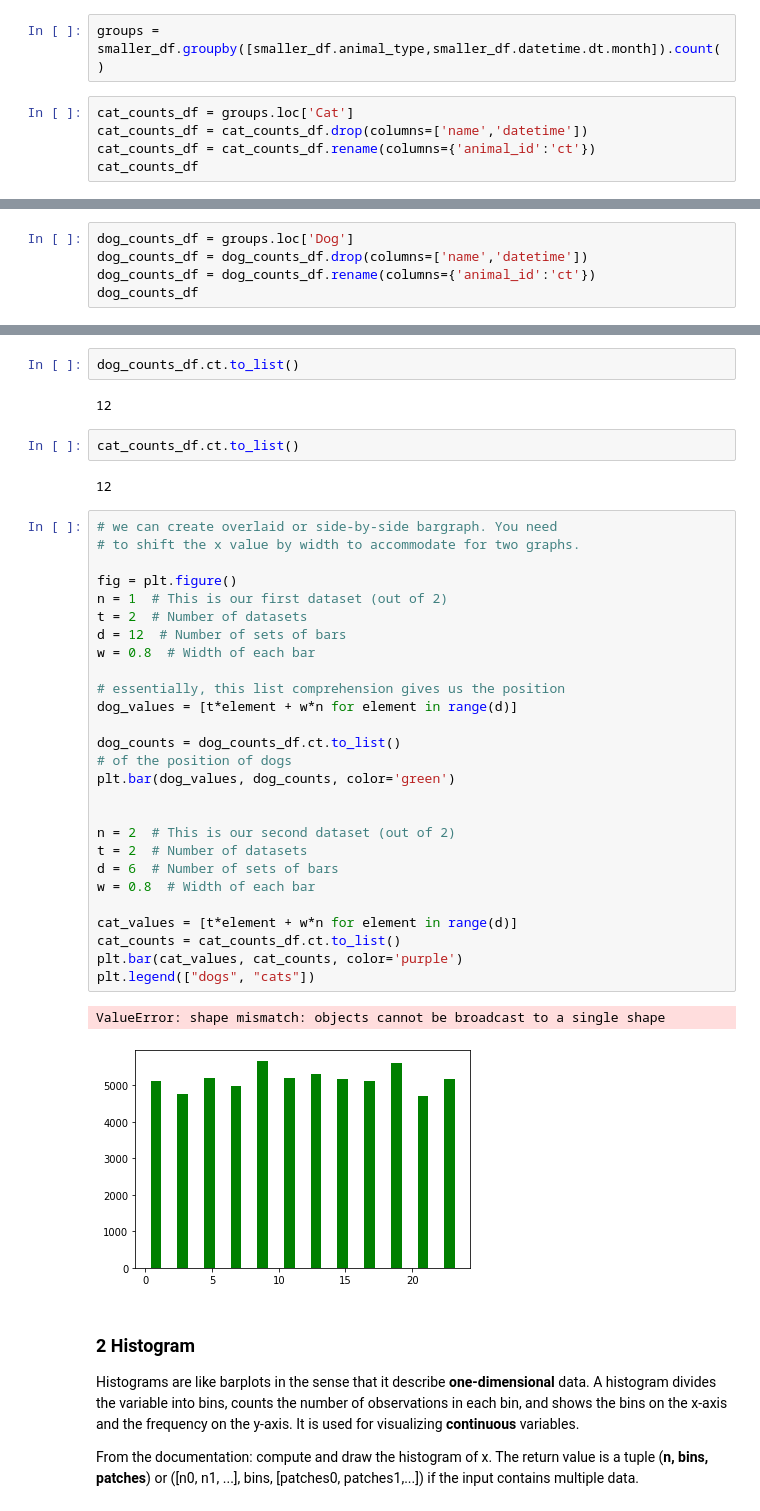
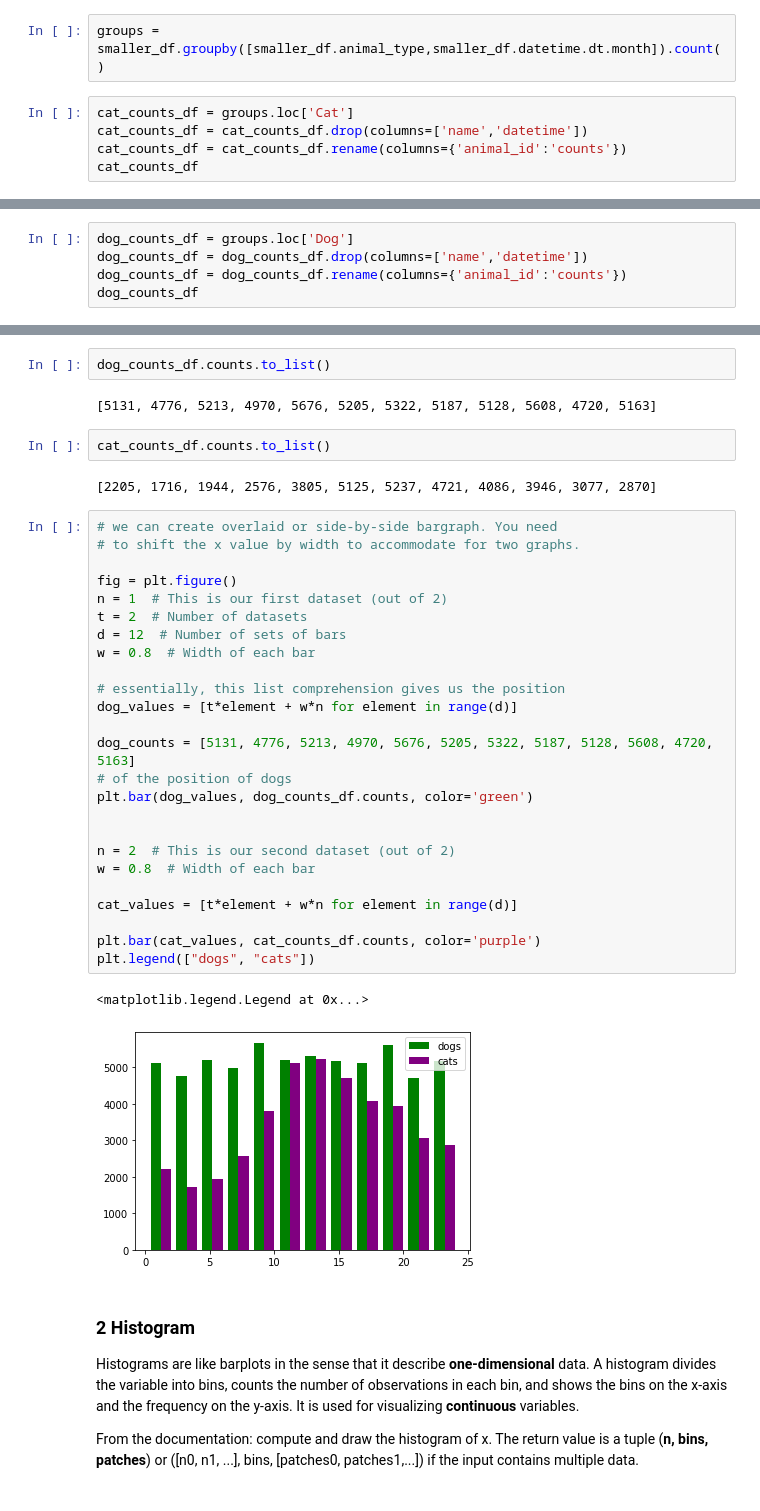
Before and after one commit to climatebrad/dc-ds-100719, a Jupyter notebook: module-1/week-2/day-3-matplotlib/matplotlib-intro-brad.ipynb, the cells around one changed output, grey strips where cells are left out. Cells and saved outputs as stored; diff of their text form.

Commit message:
got animal shelter bar chart working

```diff
--- a/module-1/week-2/day-3-matplotlib/matplotlib-intro-brad.ipynb
+++ b/module-1/week-2/day-3-matplotlib/matplotlib-intro-brad.ipynb
@@ -399,6 +399,6 @@ groups = smaller_df.groupby([smaller_df.animal_type,smaller_df.datetime.dt.month
 # %%
 cat_counts_df = groups.loc['Cat']
 cat_counts_df = cat_counts_df.drop(columns=['name','datetime'])
-cat_counts_df = cat_counts_df.rename(columns={'animal_id':'ct'})
+cat_counts_df = cat_counts_df.rename(columns={'animal_id':'counts'})
 cat_counts_df
 # %% [output]
@@ -419,6 +419,6 @@ cat_counts_df
 # %%
 dog_counts_df = groups.loc['Dog']
 dog_counts_df = dog_counts_df.drop(columns=['name','datetime'])
-dog_counts_df = dog_counts_df.rename(columns={'animal_id':'ct'})
+dog_counts_df = dog_counts_df.rename(columns={'animal_id':'counts'})
 dog_counts_df
 # %% [output]
@@ -437,43 +437,41 @@ dog_counts_df
 | 11 | 4720 |
 | 12 | 5163 |
 # %%
-dog_counts_df.ct.to_list()
+dog_counts_df.counts.to_list()
 # %% [output]
-12
+[5131, 4776, 5213, 4970, 5676, 5205, 5322, 5187, 5128, 5608, 4720, 5163]
 # %%
-cat_counts_df.ct.to_list()
+cat_counts_df.counts.to_list()
 # %% [output]
-12
+[2205, 1716, 1944, 2576, 3805, 5125, 5237, 4721, 4086, 3946, 3077, 2870]
 # %%
 # we can create overlaid or side-by-side bargraph. You need
 # to shift the x value by width to accommodate for two graphs.
 
 fig = plt.figure()
 n = 1  # This is our first dataset (out of 2)
 t = 2  # Number of datasets
 d = 12  # Number of sets of bars
 w = 0.8  # Width of each bar
 
 # essentially, this list comprehension gives us the position
 dog_values = [t*element + w*n for element in range(d)]
 
-dog_counts = dog_counts_df.ct.to_list()
+dog_counts = [5131, 4776, 5213, 4970, 5676, 5205, 5322, 5187, 5128, 5608, 4720, 5163]
 # of the position of dogs
-plt.bar(dog_values, dog_counts, color='green')
+plt.bar(dog_values, dog_counts_df.counts, color='green')
 
 
 n = 2  # This is our second dataset (out of 2)
-t = 2  # Number of datasets
-d = 6  # Number of sets of bars
 w = 0.8  # Width of each bar
 
 cat_values = [t*element + w*n for element in range(d)]
-cat_counts = cat_counts_df.ct.to_list()
-plt.bar(cat_values, cat_counts, color='purple')
+
+plt.bar(cat_values, cat_counts_df.counts, color='purple')
 plt.legend(["dogs", "cats"])
 # %% [output]
-ValueError: shape mismatch: objects cannot be broadcast to a single shape
+<matplotlib.legend.Legend at 0x...>
-[figure, old version]
+[figure, new version]
 # %% [markdown]
 ### 2 Histogram
 Histograms are like barplots in the sense that it describe __one-dimensional__ data. A histogram divides the variable into bins, counts the number of observations in each bin, and shows the bins on the x-axis and the frequency on the y-axis. It is used for visualizing __continuous__ variables. <br>
```
Also changed, not shown: parts of 2 cells of this notebook.
